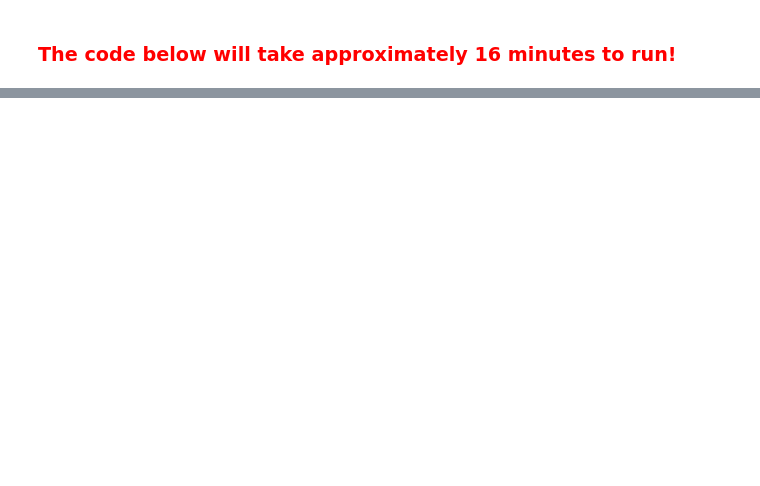
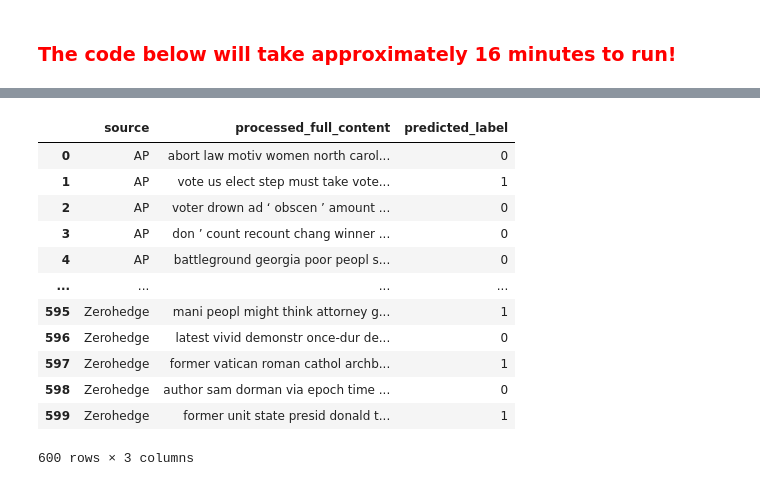
Before and after one commit to shaunzzhou/DM-Fake-News-Detection, a Jupyter notebook: web scraping/scraped_data_preprocessing.ipynb, the cells around one changed output, grey strips where cells are left out. Drawn from its saved outputs; the diff is of its cells as text; code cells hidden in the pictures; blank space fills up the shorter version.

Commit message:
Ran model on scraped data

```diff
--- a/web scraping/scraped_data_preprocessing.ipynb
+++ b/web scraping/scraped_data_preprocessing.ipynb
@@ -728,10 +747,10 @@ BBC                 61
 Name: count, dtype: int64
 # %%
 # Sample 61 articles from each source without including the grouping column in the operation
-sample_size = 61
+sample_size = 60
 
 data_sampled = (
-    data_filtered.groupby('source', group_keys=False)
+    data.groupby('source', group_keys=False)
     .apply(lambda x: x.sample(n=sample_size, random_state=42))
     .reset_index(drop=True)
 )
@@ -740,4 +759,6 @@ data_sampled = (
 print("Number of articles after sampling:", len(data_sampled))
 print(data_sampled['source'].value_counts())  # Check the counts per source
 data_sampled.head()
+
+data_sampled = data_sampled.drop(columns=['full_content'])
 # %% [output]
@@ -762,0 +796,2 @@ Name: count, dtype: int64
+# %%
+data = pd.read_csv("../processed_data.csv")
@@ -762,0 +937,12 @@ Name: count, dtype: int64
+# %%
+scraped_texts = data_sampled['processed_full_content']
+scraped_sequences = tokenizer.texts_to_sequences(scraped_texts)
+scraped_padded_sequences = pad_sequences(scraped_sequences, maxlen=max_len)
+
+# Get predictions from the trained model
+new_predictions = trained_model.predict(scraped_padded_sequences).ravel()
+
+# Convert predicted probabilities to class labels
+# For binary classification with sigmoid activation, threshold at 0.5
+predicted_classes = (new_predictions > 0.5).astype("int32")
+data_sampled['predicted_label'] = predicted_classes
@@ -762,0 +971,16 @@ Name: count, dtype: int64
+# %%
+data_sampled
+# %% [output]
+|  | source | processed_full_content | predicted_label |
+| 0 | AP | abort law motiv women north carol... | 0 |
+| 1 | AP | vote us elect step must take vote... | 1 |
+| 2 | AP | voter drown ad ‘ obscen ’ amount ... | 0 |
+| 3 | AP | don ’ count recount chang winner ... | 0 |
+| 4 | AP | battleground georgia poor peopl s... | 0 |
+| ... | ... | ... | ... |
+| 595 | Zerohedge | mani peopl might think attorney g... | 1 |
+| 596 | Zerohedge | latest vivid demonstr once-dur de... | 0 |
+| 597 | Zerohedge | former vatican roman cathol archb... | 1 |
+| 598 | Zerohedge | author sam dorman via epoch time ... | 0 |
+| 599 | Zerohedge | former unit state presid donald t... | 1 |
+600 rows × 3 columns
```
Also changed, not shown: parts of 19 cells of this notebook.
